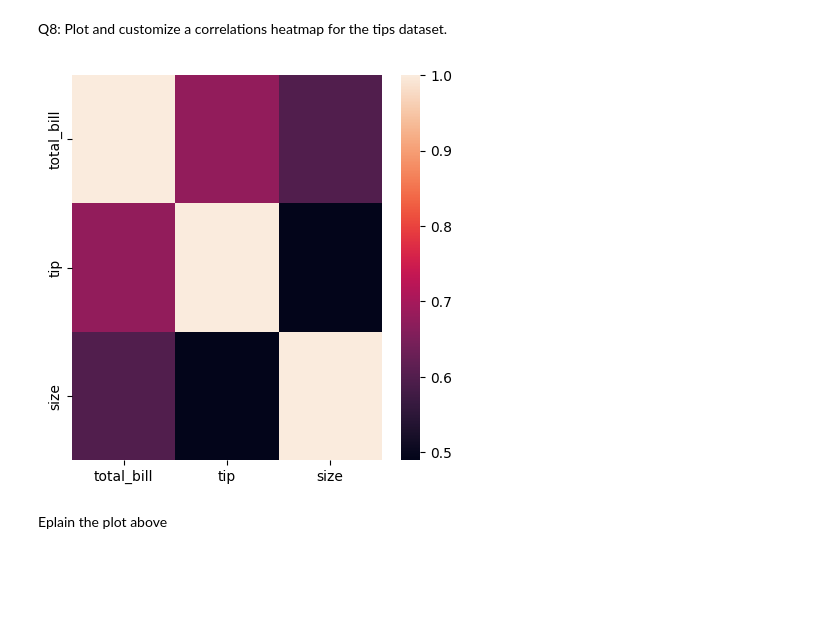
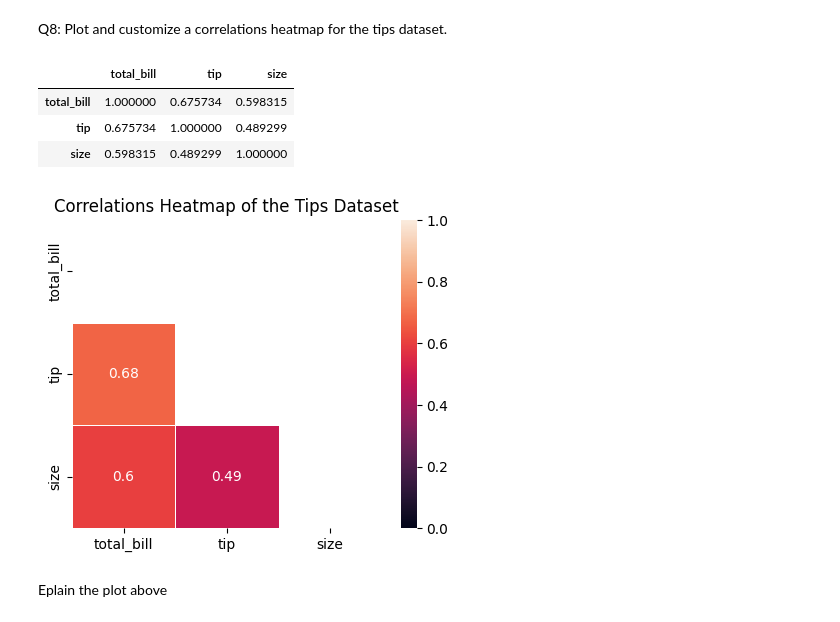
Before and after one commit to Placidus-Ali/Stutern, a Jupyter notebook: model8_lesson2/kde.ipynb, the cells around one changed output. Saved outputs shown, nothing was run; the diff lists cells and outputs as text; code cells hidden in the pictures; blank space fills up the shorter version.

```diff
--- a/model8_lesson2/kde.ipynb
+++ b/model8_lesson2/kde.ipynb
@@ -98,10 +98,25 @@ Explain the plot above
 Q8: Plot and customize a correlations heatmap for the tips dataset.
 # %%
 corr = tip.corr()
-plt.figure(figsize=(5,5))
-sns.heatmap(corr)
-plt.show()
+corr
 # %% [output]
-[figure, removed]
+|  | total_bill | tip | size |
+| total_bill | 1.000000 | 0.675734 | 0.598315 |
+| tip | 0.675734 | 1.000000 | 0.489299 |
+| size | 0.598315 | 0.489299 | 1.000000 |
+# %%
+
+plt.figure(figsize=(5,4))
+corr= tip.corr()
+
+# Getting the Upper Triangle of the correlation matrix
+matrix = np.triu(corr)
+
+# using the upper triangle matrix as mask
+sns.heatmap(corr, annot=True, mask=matrix, vmin=0, vmax=1,linewidths=0.5)
+plt.title('Correlations Heatmap of the Tips Dataset')
+plt.show()
+# %% [output]
+[figure, added]
 # %% [markdown]
 Eplain the plot above
```
Also changed, not shown: parts of 1 cell of this notebook, 2 other files.
